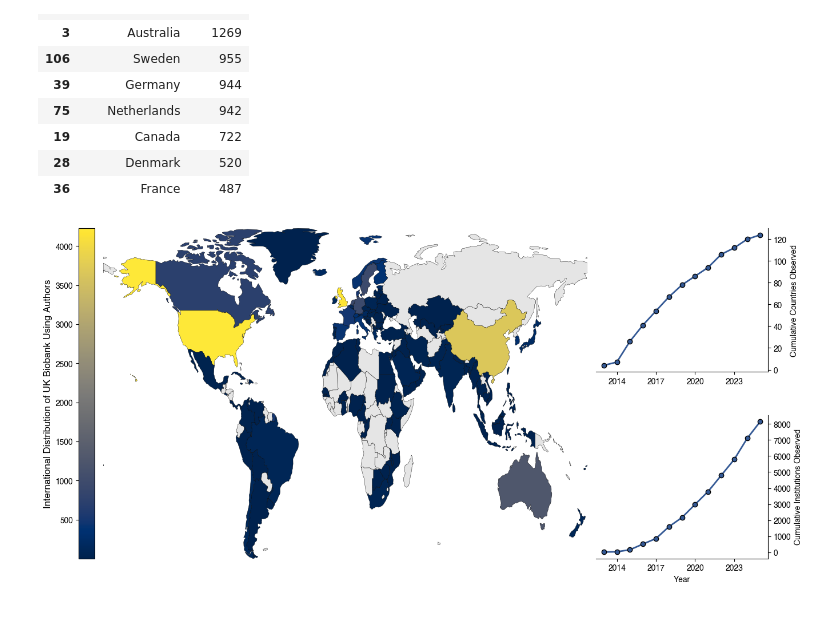
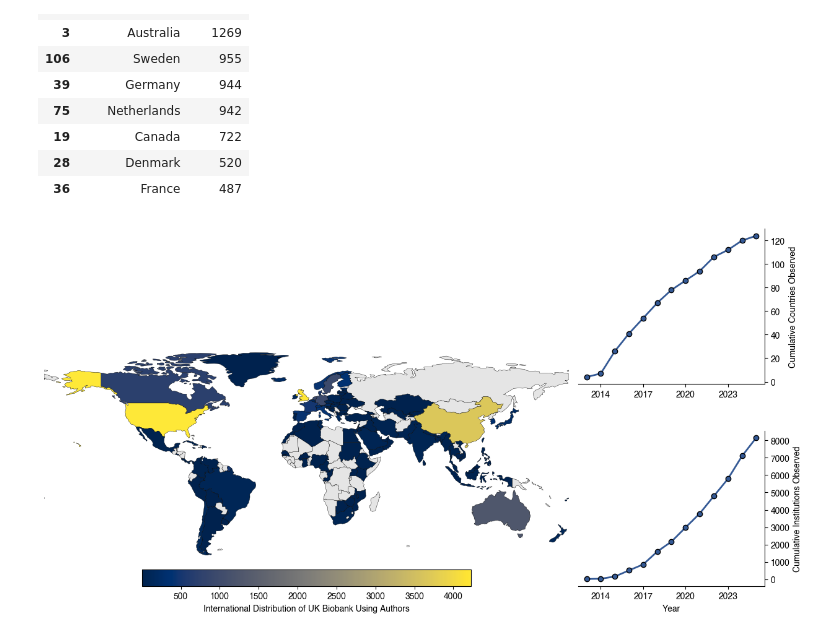
Before and after one commit to OxfordDemSci/20_years_of_ukb, a Jupyter notebook: src/geography.ipynb, the cells around one changed output. Drawn from its saved outputs; the diff is of its cells as text; code cells hidden in the pictures.

Commit message:
Update geography.ipynb
geographic analysis based on the new requirements

```diff
--- a/src/geography.ipynb
+++ b/src/geography.ipynb
@@ -14,8 +12,7 @@ plt.rcParams['figure.figsize'] = (16, 9)
 # ======================================================================
 # 1. Load data from Excel
 # ======================================================================
-df = pd.read_excel('../data/dimensions/api/raw/combined/202511/df_dimensions.xlsx', index_col=0)
-
+df = pd.read_excel('../data/df_dimensions.xlsx', index_col=0)
 
 
 # Ensure 'year' exists and is numeric
@@ -271,6 +268,7 @@ plt.close('all')
 # ============================================================
 # 1. Build viridis colours but force zeros to white
 # ============================================================
+
 
 world_counts = world_counts[world_counts["ADMIN"] != "Antarctica"]
 
@@ -319,19 +317,33 @@ world_counts.plot(
     color=color_array,          # explicit colors
     linewidth=0.3,
     edgecolor="black",
+    legend=False
 )
 
-ax_map.set_aspect("auto")
+ax_map.set_aspect('equal')
 #ax_map.set_title("International Distribution of UK Biobank Using Authors")
 ax_map.margins(0)
 ax_map.set_anchor('W')
 ax_map.set_axis_off()
+# move the legend to the central bottom
+legend_bar = fig.colorbar(
+    cm.ScalarMappable(
+        cmap=cmap,
+        norm=colors.Normalize(vmin=nonzero.min(), vmax=nonzero.max())
+    ),
+    ax=ax_map,
+    orientation='horizontal',
+    fraction=0.046,
+    pad=0.04,
+    #title="International Distribution of UK Biobank Using Authors"
+)
+legend_bar.set_label("International Distribution of UK Biobank Using Authors")
 
 
 # ============================================================
 # 4. Colourbar (continuous viridis, no white)
 # ============================================================
-
+'''
 ax_cbar = fig.add_subplot(gs[:, 0])
 
 sm = cm.ScalarMappable(
@@ -340,12 +352,14 @@ sm = cm.ScalarMappable(
 )
 sm._A = []
 
-cbar = fig.colorbar(sm, cax=ax_cbar, orientation='vertical')
-cbar.ax.yaxis.set_ticks_position('left')
-cbar.ax.yaxis.set_label_position('left')
+cbar = fig.colorbar(sm, cax=ax_cbar, orientation='horizontal',
+    fraction=0.046,
+    pad=0.04,)
+#cbar.ax.yaxis.set_ticks_position('left')
+#cbar.ax.yaxis.set_label_position('left')
 cbar.set_label("International Distribution of UK Biobank Using Authors", fontsize=12)
 
-
+'''
 # ============================================================
 # 5. TOP RIGHT — cumulative countries
 # ============================================================
@@ -375,34 +389,34 @@ ax1.xaxis.set_major_locator(MaxNLocator(integer=True, prune='both', nbins=5))
 ax2 = fig.add_subplot(gs[1, 2])
 
 ax2.plot(uptake_org_df['year'], uptake_org_df['cum_orgs'],
     marker='o', linewidth=2, markersize=6, markeredgecolor='k', markerfacecolor='#345995', color='#345995')
 
 ax2.yaxis.tick_right()
 ax2.yaxis.set_label_position("right")
 ax2.set_ylabel("Cumulative Institutions Observed")
 ax2.set_xlabel("Year")
 
 ax2.spines['left'].set_visible(False)
 ax2.spines['top'].set_visible(False)
 
 ax2.tick_params(axis='y', right=True, left=False)
 ax2.tick_params(axis='x', bottom=True, top=False)
 
 ax2.xaxis.set_major_locator(MaxNLocator(integer=True, prune='both', nbins=5))
 #ax2.grid(True, alpha=0.2)
 
 #ax1.set_title("Cumulative Countries Observed")
 #ax2.set_title("Cumulative Institutions Observed")
 
 
 # ============================================================
 # 7. Spacer
 # ============================================================
 
 ax_blank = fig.add_subplot(gs[:, 3])
 ax_blank.set_axis_off()
-plt.savefig("../output/figures/geography.pdf", bbox_inches='tight')
-plt.savefig("../output/figures/geography.svg", bbox_inches='tight')
-plt.savefig("../output/figures/geography.png", bbox_inches='tight', dpi=800)
+plt.savefig("../fig/geography/geography.pdf", bbox_inches='tight')
+plt.savefig("../fig/geography/geography.svg", bbox_inches='tight')
+plt.savefig("../fig/geography/geography.png", bbox_inches='tight', dpi=800)
 # %% [output]
-[figure, old version]
+[figure, new version]
```
Also changed, not shown: parts of 7 cells of this notebook.
